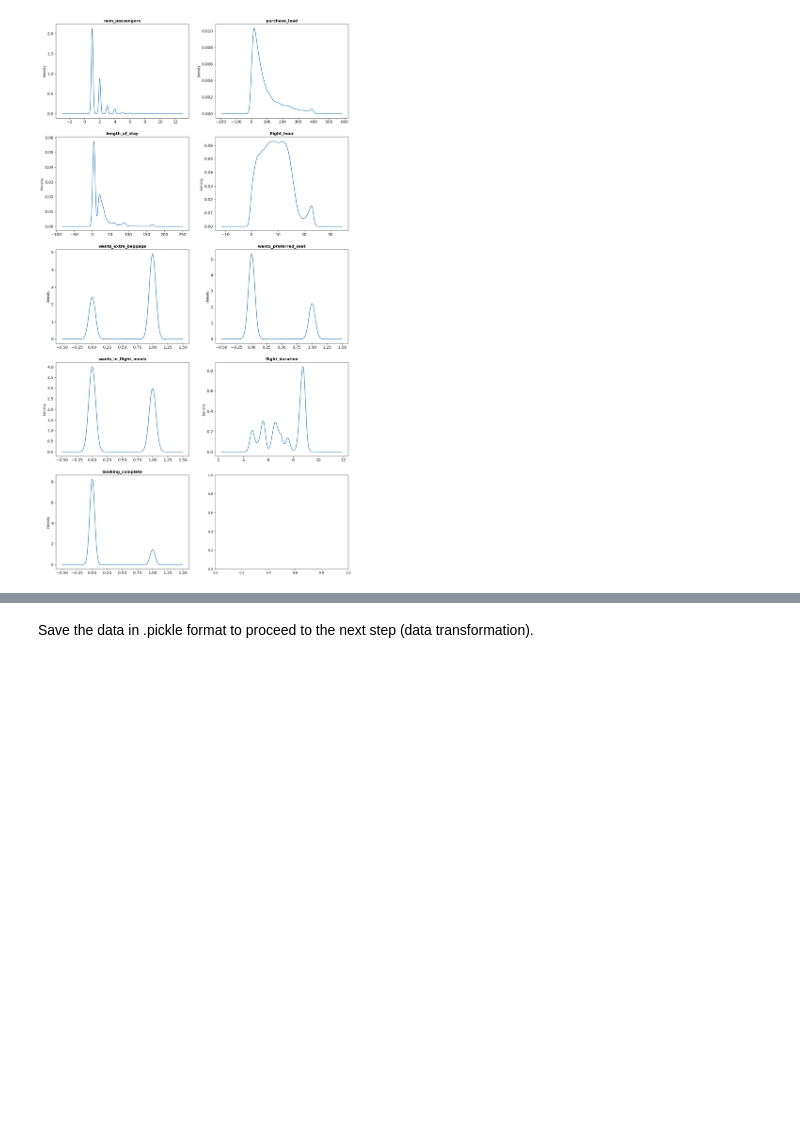
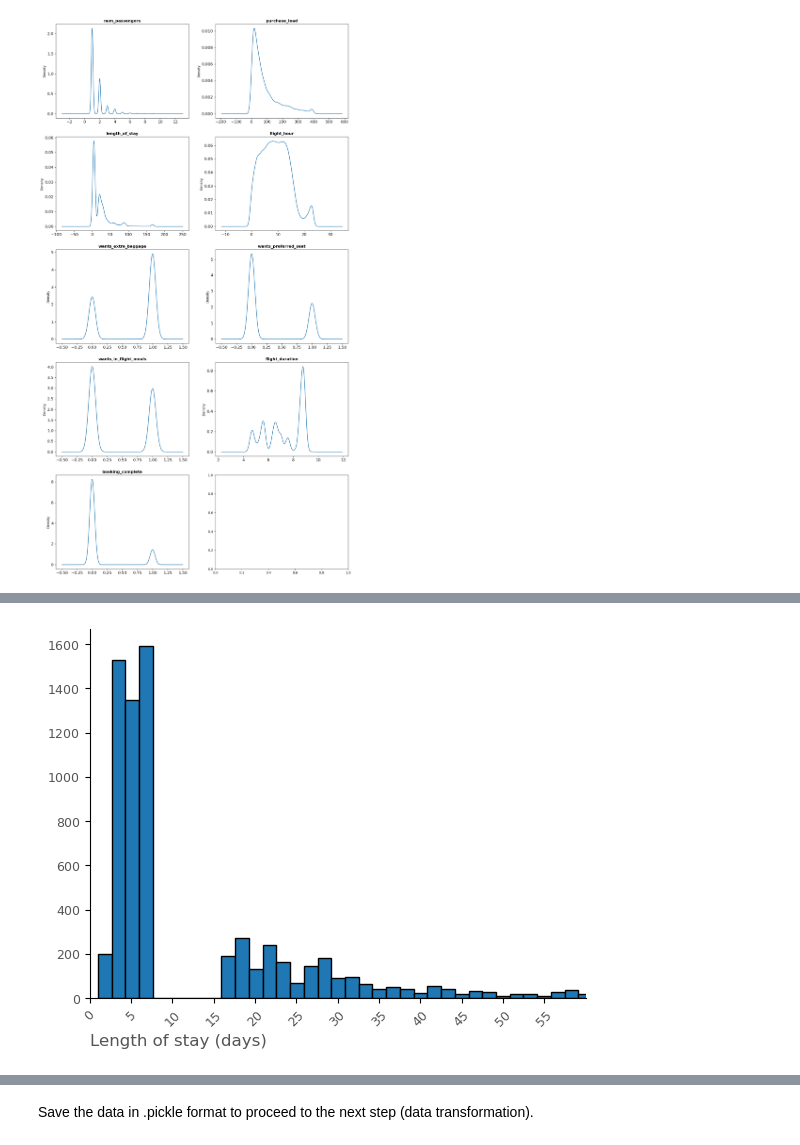
Before and after one commit to luis-cj/data-science-british-airways, a Jupyter notebook: 2_Task2_EDA.ipynb, the cells around one changed output, grey strips where cells are left out. Drawn from its saved outputs; the diff is of its cells as text; code cells hidden in the pictures; blank space fills up the shorter version.

```diff
--- a/2_Task2_EDA.ipynb
+++ b/2_Task2_EDA.ipynb
@@ -133,0 +168,12 @@ Further insights could be worked out if this was a discovery project. Then, for
+# %%
+g = df[df["booking_complete"] == 1]["length_of_stay"].hist(grid=False, bins=100, edgecolor="black");
+plt.xticks(size=9, color="#555555")
+plt.yticks(size=9, color="#555555")
+plt.xticks(rotation=45)
+plt.xlim([0,60])
+g.set_xticks(range(0,60,5))
+plt.xlabel("Length of stay (days)", loc="left",size=12, color="#555555")
+plt.gca().spines['top'].set_visible(False)
+plt.gca().spines['right'].set_visible(False);
+# %% [output]
+[figure, added]
```
Also changed, not shown: parts of 11 cells of this notebook.
